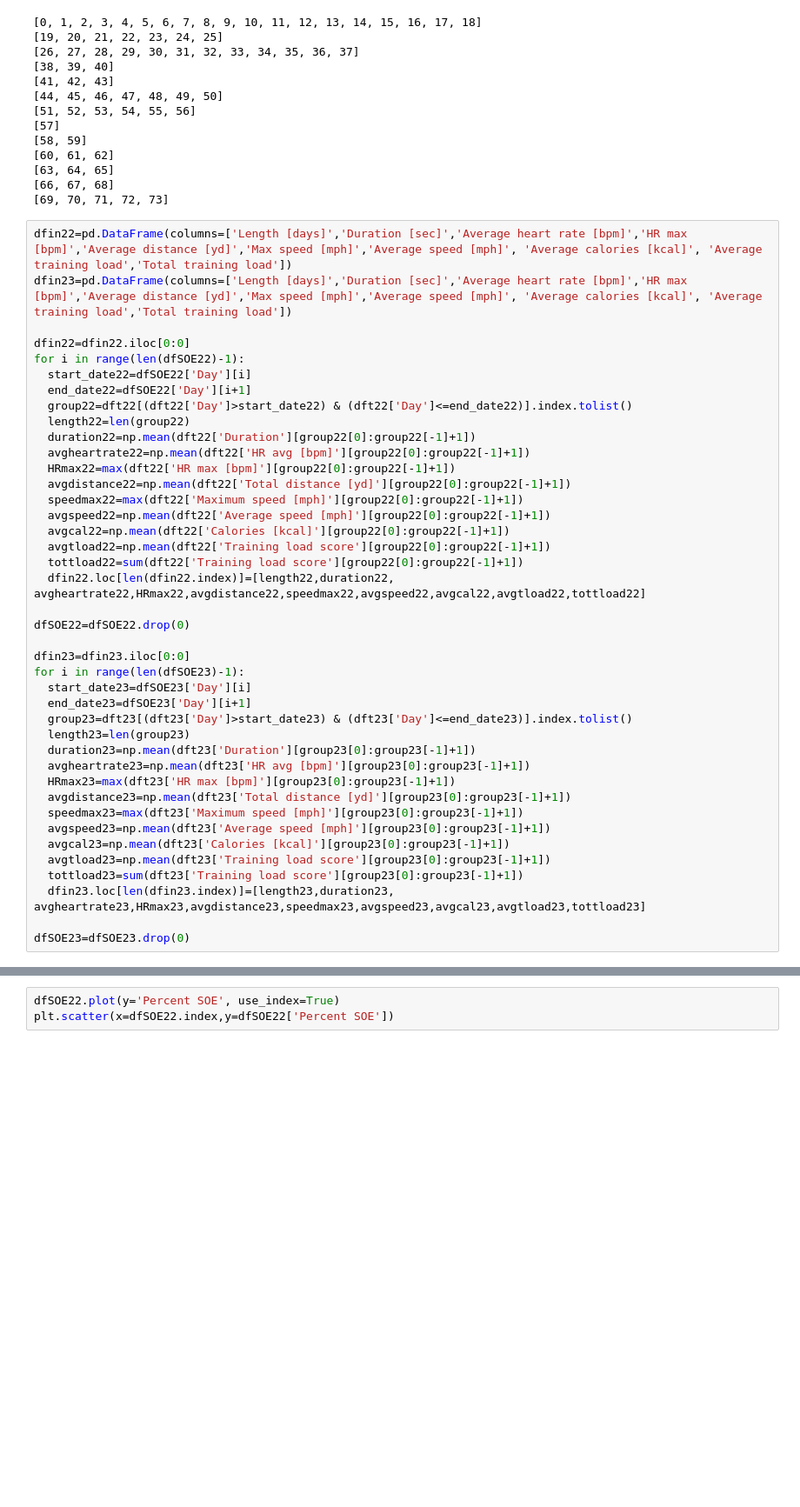
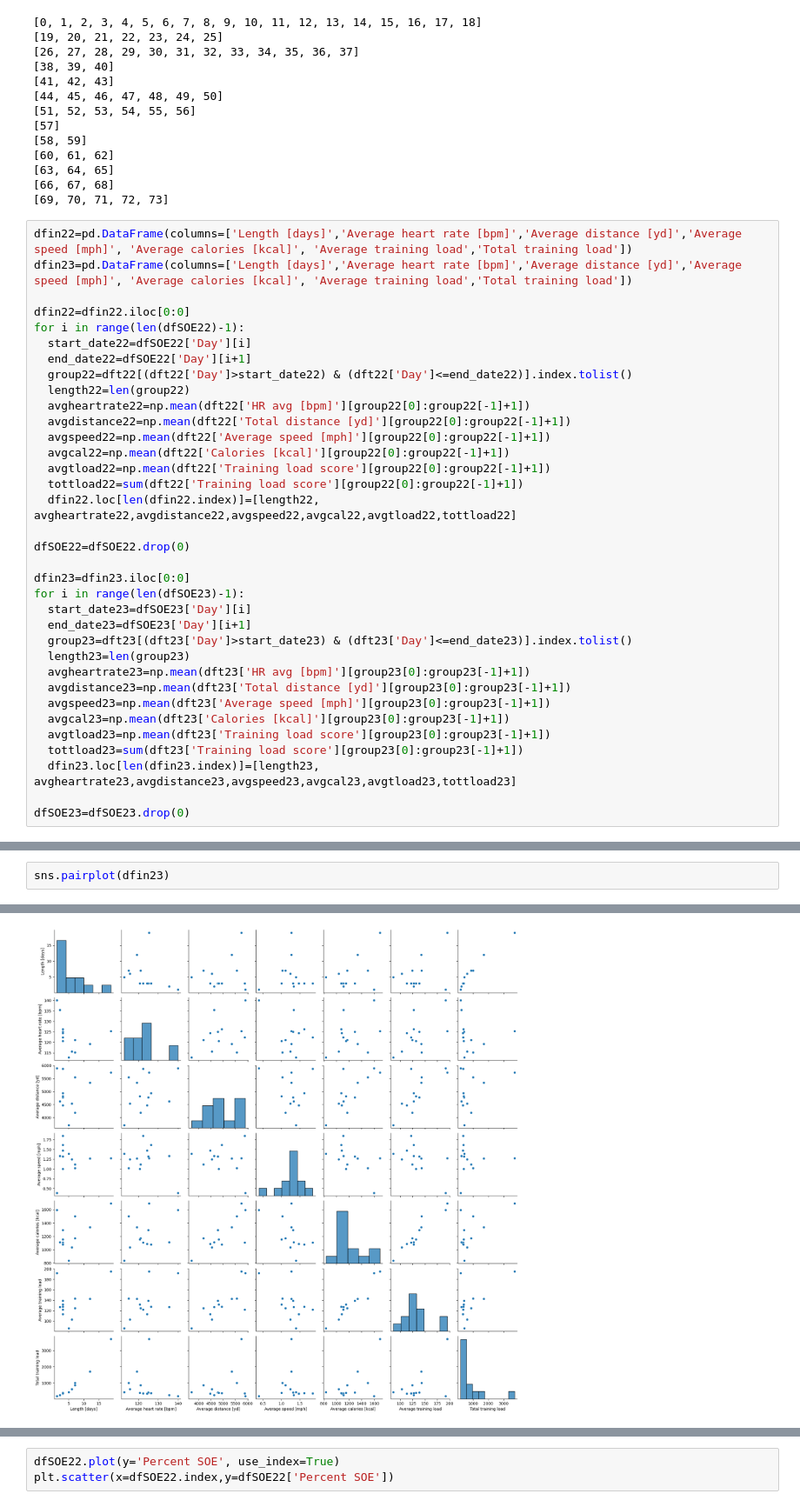
Before and after one commit to dboyko44/ML-Final-Project, a Jupyter notebook: ML_Final_Project_team.ipynb, the cells around one changed output, grey strips where cells are left out. Shown at 87% size. Drawn from its saved outputs; the diff is of its cells as text; blank space fills up the shorter version.

```diff
--- a/ML_Final_Project_team.ipynb
+++ b/ML_Final_Project_team.ipynb
@@ -90,8 +90,8 @@ for i in range(len(dfSOE23)-1):
 [66, 67, 68]
 [69, 70, 71, 72, 73]
 # %%
-dfin22=pd.DataFrame(columns=['Length [days]','Duration [sec]','Average heart rate [bpm]','HR max [bpm]','Average distance [yd]','Max speed [mph]','Average speed [mph]', 'Average calories [kcal]', 'Average training load','Total training load'])
-dfin23=pd.DataFrame(columns=['Length [days]','Duration [sec]','Average heart rate [bpm]','HR max [bpm]','Average distance [yd]','Max speed [mph]','Average speed [mph]', 'Average calories [kcal]', 'Average training load','Total training load'])
+dfin22=pd.DataFrame(columns=['Length [days]','Average heart rate [bpm]','Average distance [yd]','Average speed [mph]', 'Average calories [kcal]', 'Average training load','Total training load'])
+dfin23=pd.DataFrame(columns=['Length [days]','Average heart rate [bpm]','Average distance [yd]','Average speed [mph]', 'Average calories [kcal]', 'Average training load','Total training load'])
 
 dfin22=dfin22.iloc[0:0]
 for i in range(len(dfSOE22)-1):
@@ -99,16 +99,13 @@ for i in range(len(dfSOE22)-1):
   end_date22=dfSOE22['Day'][i+1]
   group22=dft22[(dft22['Day']>start_date22) & (dft22['Day']<=end_date22)].index.tolist()
   length22=len(group22)
-  duration22=np.mean(dft22['Duration'][group22[0]:group22[-1]+1])
   avgheartrate22=np.mean(dft22['HR avg [bpm]'][group22[0]:group22[-1]+1])
-  HRmax22=max(dft22['HR max [bpm]'][group22[0]:group22[-1]+1])
   avgdistance22=np.mean(dft22['Total distance [yd]'][group22[0]:group22[-1]+1])
-  speedmax22=max(dft22['Maximum speed [mph]'][group22[0]:group22[-1]+1])
   avgspeed22=np.mean(dft22['Average speed [mph]'][group22[0]:group22[-1]+1])
   avgcal22=np.mean(dft22['Calories [kcal]'][group22[0]:group22[-1]+1])
   avgtload22=np.mean(dft22['Training load score'][group22[0]:group22[-1]+1])
   tottload22=sum(dft22['Training load score'][group22[0]:group22[-1]+1])
-  dfin22.loc[len(dfin22.index)]=[length22,duration22, avgheartrate22,HRmax22,avgdistance22,speedmax22,avgspeed22,avgcal22,avgtload22,tottload22]
+  dfin22.loc[len(dfin22.index)]=[length22, avgheartrate22,avgdistance22,avgspeed22,avgcal22,avgtload22,tottload22]
 
 dfSOE22=dfSOE22.drop(0)
 
@@ -118,15 +115,12 @@ for i in range(len(dfSOE23)-1):
   end_date23=dfSOE23['Day'][i+1]
   group23=dft23[(dft23['Day']>start_date23) & (dft23['Day']<=end_date23)].index.tolist()
   length23=len(group23)
-  duration23=np.mean(dft23['Duration'][group23[0]:group23[-1]+1])
   avgheartrate23=np.mean(dft23['HR avg [bpm]'][group23[0]:group23[-1]+1])
-  HRmax23=max(dft23['HR max [bpm]'][group23[0]:group23[-1]+1])
   avgdistance23=np.mean(dft23['Total distance [yd]'][group23[0]:group23[-1]+1])
-  speedmax23=max(dft23['Maximum speed [mph]'][group23[0]:group23[-1]+1])
   avgspeed23=np.mean(dft23['Average speed [mph]'][group23[0]:group23[-1]+1])
   avgcal23=np.mean(dft23['Calories [kcal]'][group23[0]:group23[-1]+1])
   avgtload23=np.mean(dft23['Training load score'][group23[0]:group23[-1]+1])
   tottload23=sum(dft23['Training load score'][group23[0]:group23[-1]+1])
-  dfin23.loc[len(dfin23.index)]=[length23,duration23, avgheartrate23,HRmax23,avgdistance23,speedmax23,avgspeed23,avgcal23,avgtload23,tottload23]
+  dfin23.loc[len(dfin23.index)]=[length23, avgheartrate23,avgdistance23,avgspeed23,avgcal23,avgtload23,tottload23]
 
 dfSOE23=dfSOE23.drop(0)
@@ -157,0 +185,3 @@ ytest=dfSOE23['Percent SOE'].to_numpy()
+# %%
+sns.pairplot(dfin23)
+# %% [output]
@@ -157,0 +189 @@ ytest=dfSOE23['Percent SOE'].to_numpy()
+[figure, added]
```
Also changed, not shown: parts of 14 cells of this notebook.
